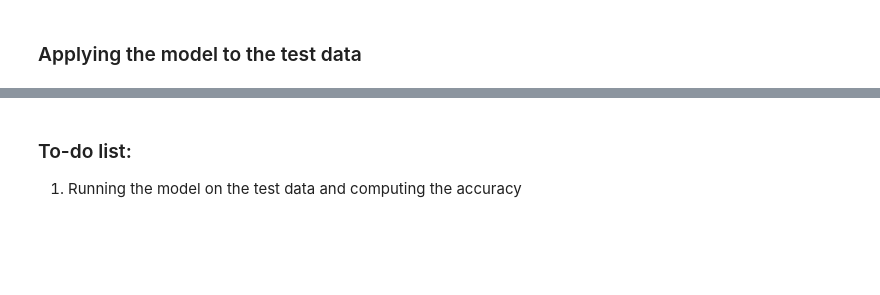
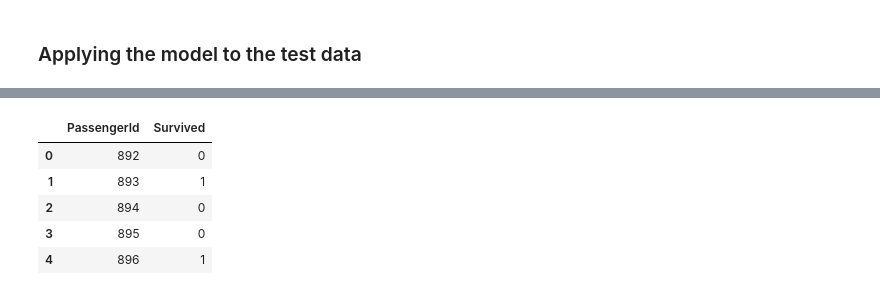
Before and after one commit to manueljrcsm/kaggle-titanic, a Jupyter notebook: my-first-competition-titanic.ipynb, the cells around one changed output, grey strips where cells are left out. Drawn from its saved outputs; the diff is of its cells as text; code cells hidden in the pictures; blank space fills up the shorter version.

```diff
--- a/my-first-competition-titanic.ipynb
+++ b/my-first-competition-titanic.ipynb
@@ -212,5 +212,8 @@ np.isnan(processed_test).map(any)
 # %%
 my_pipeline = Pipeline(steps=[('preprocessor', preprocessor),
-                              ('model', model)])
-test_predictions = my_pipeline.predict(data_test)
+                              ('model', model),
+                              ])
+
+predictions = my_pipeline.predict(data_test)
+binary_predictions = (predictions >= 0.5).astype(int)
 # %% [output]
@@ -218,3 +221,13 @@ ValueError: Failed to convert a NumPy array to a Tensor (Unsupported object type
-# %% [markdown]
-### To-do list:
-1. Running the model on the test data and computing the accuracy
+# %%
+output = pd.DataFrame({'PassengerId': data_test.index,
+                       'Survived': binary_predictions.reshape(-1,)},)
+output.to_csv('submission.csv', index=False,encoding='utf-8')
+# %%
+output.head()
+# %% [output]
+|  | PassengerId | Survived |
+| 0 | 892 | 0 |
+| 1 | 893 | 1 |
+| 2 | 894 | 0 |
+| 3 | 895 | 0 |
+| 4 | 896 | 1 |
```
Also changed, not shown: parts of 7 cells of this notebook.
